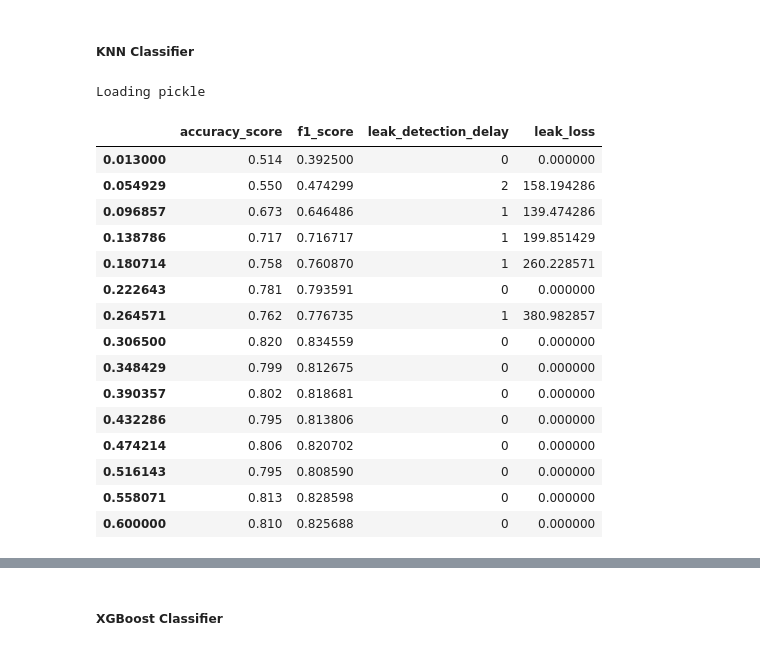
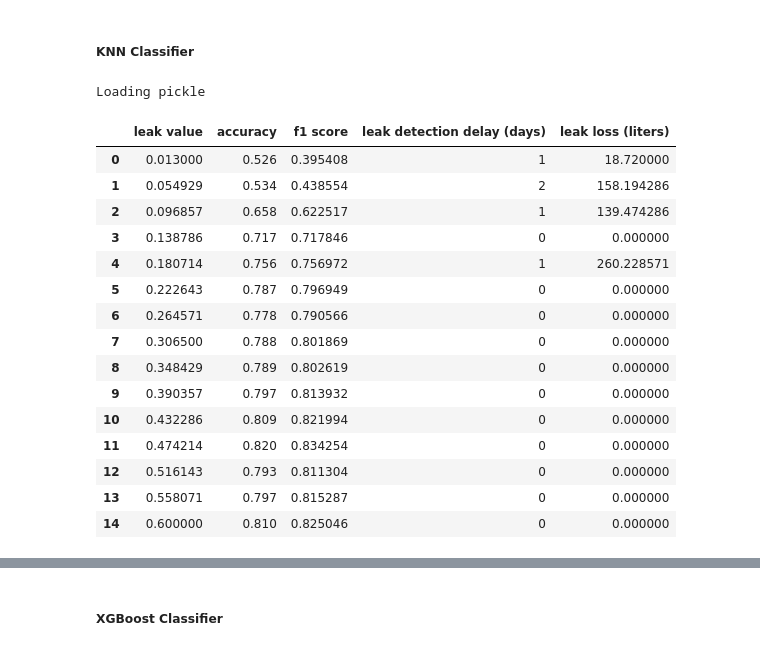
Before and after one commit to alu0101351773/TFM, a Jupyter notebook: src/project/main.ipynb, the cells around one changed output, grey strips where cells are left out. Saved outputs shown, nothing was run; the diff lists cells and outputs as text; code cells hidden in the pictures.

```diff
--- a/src/project/main.ipynb
+++ b/src/project/main.ipynb
@@ -598,3 +600,12 @@ y_train_complete = complete_train_dataframe['Fugando combustible']
+# %%
+segmented_test_data = [
+    (element['leak_value'], element['test_dataframe']) for element in data_dict.values()
+]
+
+test_data = [(
+    'general',
+    pd.concat([element['test_dataframe'] for element in data_dict.values()], ignore_index=True)
+)]
 # %% [markdown]
 ## Implementación de modelos
 # %% [markdown]
@@ -667,3 +655,32 @@ def eval_classic_model(base_classifier_class, param_grid, cv = 5) -> None:
+# %%
+def test_classic_model(classifier, test_list):
+    results = list()
+
+    for (leak_value, test_data) in test_list:
+
+        X_test = test_data.drop(columns='Fugando combustible')
+        y_test = test_data['Fugando combustible']
+
+        y_pred = classifier.predict(X_test)
+
+        results.append((
+            leak_value,
+            accuracy_score(y_test, y_pred),
+            f1_score(y_test, y_pred),
+            leak_detection_delay(y_test, y_pred),
+            (leak_value * 60 * 24) * leak_detection_delay(y_test, y_pred) if type(leak_value) == float else 0
+        ))
+
+    return pd.DataFrame.from_records(
+        data = results,
+        columns = [
+            'leak value',
+            'accuracy',
+            'f1 score',
+            'leak detection delay (days)',
+            'leak loss (liters)'
+        ]
+    )
 # %% [markdown]
 ##### Random Forest Classifier
 # %%
@@ -729,28 +752,31 @@ Loading pickle
 # %%
 from sklearn.neighbors import KNeighborsClassifier
 
 knn_param_grid = {
     'n_neighbors': [3, 5, 7, 9, 11],
     'weights': ['uniform', 'distance'],
     'metric': ['euclidean', 'manhattan', 'minkowski']
 }
 
-eval_classic_model(KNeighborsClassifier, knn_param_grid)
+model = train_classic_model(KNeighborsClassifier, knn_param_grid, train_data)
+results = test_classic_model(model, segmented_test_data)
+
+display(results)
 # %% [output]
 Loading pickle
-|  | accuracy_score | f1_score | leak_detection_delay | leak_loss |
-| 0.013000 | 0.514 | 0.392500 | 0 | 0.000000 |
-| 0.054929 | 0.550 | 0.474299 | 2 | 158.194286 |
-| 0.096857 | 0.673 | 0.646486 | 1 | 139.474286 |
-| 0.138786 | 0.717 | 0.716717 | 1 | 199.851429 |
-| 0.180714 | 0.758 | 0.760870 | 1 | 260.228571 |
-| 0.222643 | 0.781 | 0.793591 | 0 | 0.000000 |
-| 0.264571 | 0.762 | 0.776735 | 1 | 380.982857 |
-| 0.306500 | 0.820 | 0.834559 | 0 | 0.000000 |
-| 0.348429 | 0.799 | 0.812675 | 0 | 0.000000 |
-| 0.390357 | 0.802 | 0.818681 | 0 | 0.000000 |
-| 0.432286 | 0.795 | 0.813806 | 0 | 0.000000 |
-| 0.474214 | 0.806 | 0.820702 | 0 | 0.000000 |
-| 0.516143 | 0.795 | 0.808590 | 0 | 0.000000 |
-| 0.558071 | 0.813 | 0.828598 | 0 | 0.000000 |
-| 0.600000 | 0.810 | 0.825688 | 0 | 0.000000 |
+|  | leak value | accuracy | f1 score | leak detection delay (days) | leak loss (liters) |
+| 0 | 0.013000 | 0.526 | 0.395408 | 1 | 18.720000 |
+| 1 | 0.054929 | 0.534 | 0.438554 | 2 | 158.194286 |
+| 2 | 0.096857 | 0.658 | 0.622517 | 1 | 139.474286 |
+| 3 | 0.138786 | 0.717 | 0.717846 | 0 | 0.000000 |
+| 4 | 0.180714 | 0.756 | 0.756972 | 1 | 260.228571 |
+| 5 | 0.222643 | 0.787 | 0.796949 | 0 | 0.000000 |
+| 6 | 0.264571 | 0.778 | 0.790566 | 0 | 0.000000 |
+| 7 | 0.306500 | 0.788 | 0.801869 | 0 | 0.000000 |
+| 8 | 0.348429 | 0.789 | 0.802619 | 0 | 0.000000 |
+| 9 | 0.390357 | 0.797 | 0.813932 | 0 | 0.000000 |
+| 10 | 0.432286 | 0.809 | 0.821994 | 0 | 0.000000 |
+| 11 | 0.474214 | 0.820 | 0.834254 | 0 | 0.000000 |
+| 12 | 0.516143 | 0.793 | 0.811304 | 0 | 0.000000 |
+| 13 | 0.558071 | 0.797 | 0.815287 | 0 | 0.000000 |
+| 14 | 0.600000 | 0.810 | 0.825046 | 0 | 0.000000 |
```
Also changed, not shown: parts of 25 cells of this notebook.
